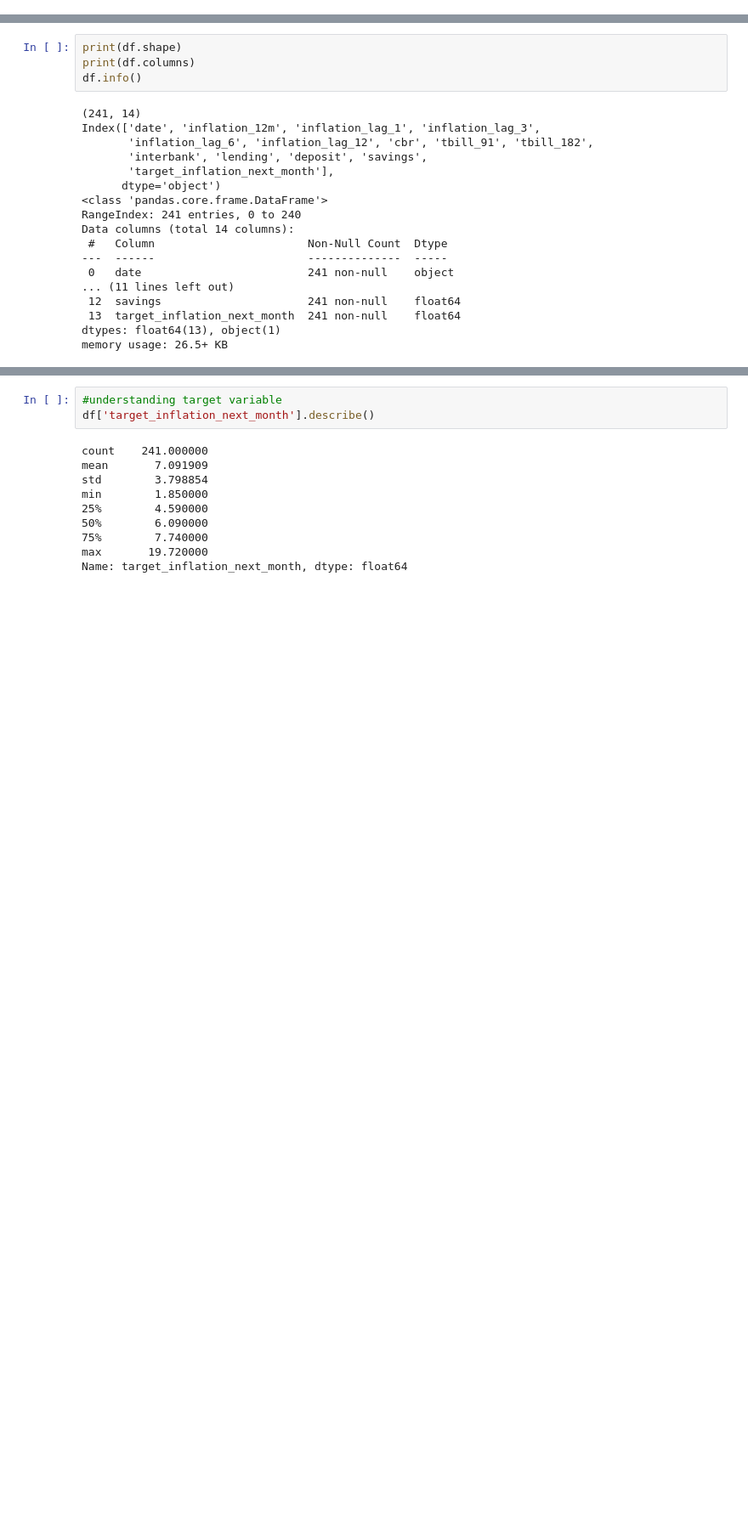
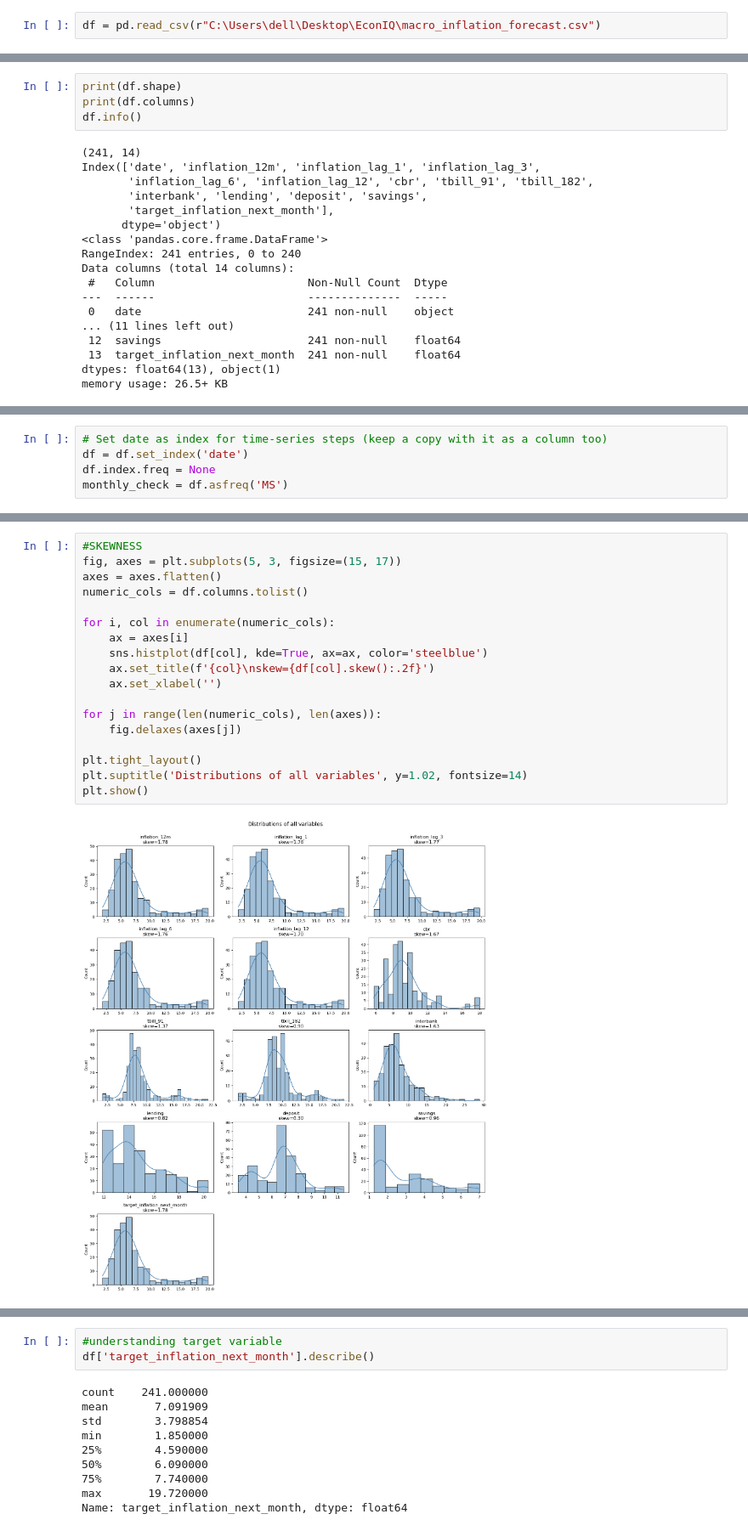
Before and after one commit to moringacapstone-g5/EconIQ, a Jupyter notebook: notebooks/food_price_forecasting.ipynb, the cells around one changed output, grey strips where cells are left out. Shown at 85% size. Cells and saved outputs as stored; diff of their text form; blank space fills up the shorter version.

Commit message:
Inflation EDA

```diff
--- a/notebooks/food_price_forecasting.ipynb
+++ b/notebooks/food_price_forecasting.ipynb
@@ -1723,3 +1730,5 @@ df = pd.read_csv("../data/processed/macro_inflation_forecast.csv")
+# %%
+df = pd.read_csv(r"C:\Users\dell\Desktop\EconIQ\macro_inflation_forecast.csv")
 # %%
 df.head()
 # %% [output]
@@ -1753,0 +1789,5 @@ memory usage: 26.5+ KB
+# %%
+# Set date as index for time-series steps (keep a copy with it as a column too)
+df = df.set_index('date')
+df.index.freq = None
+monthly_check = df.asfreq('MS')
@@ -1753,0 +1815,20 @@ memory usage: 26.5+ KB
+# %%
+#SKEWNESS
+fig, axes = plt.subplots(5, 3, figsize=(15, 17))
+axes = axes.flatten()
+numeric_cols = df.columns.tolist()
+
+for i, col in enumerate(numeric_cols):
+    ax = axes[i]
+    sns.histplot(df[col], kde=True, ax=ax, color='steelblue')
+    ax.set_title(f'{col}\nskew={df[col].skew():.2f}')
+    ax.set_xlabel('')
+
+for j in range(len(numeric_cols), len(axes)):
+    fig.delaxes(axes[j])
+
+plt.tight_layout()
+plt.suptitle('Distributions of all variables', y=1.02, fontsize=14)
+plt.show()
+# %% [output]
+[figure, added]
```
Also changed, not shown: parts of 28 cells of this notebook, 3 other files.
